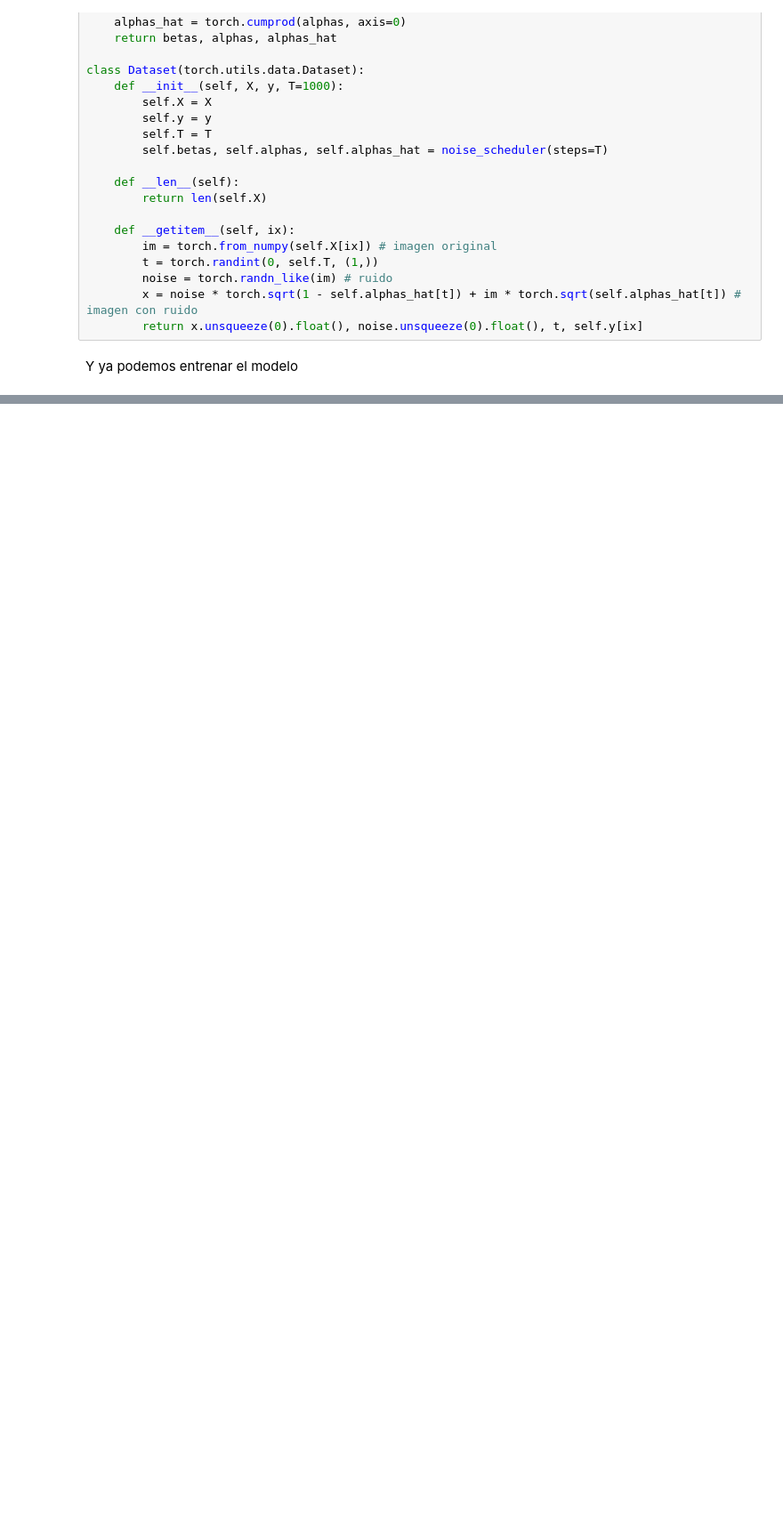
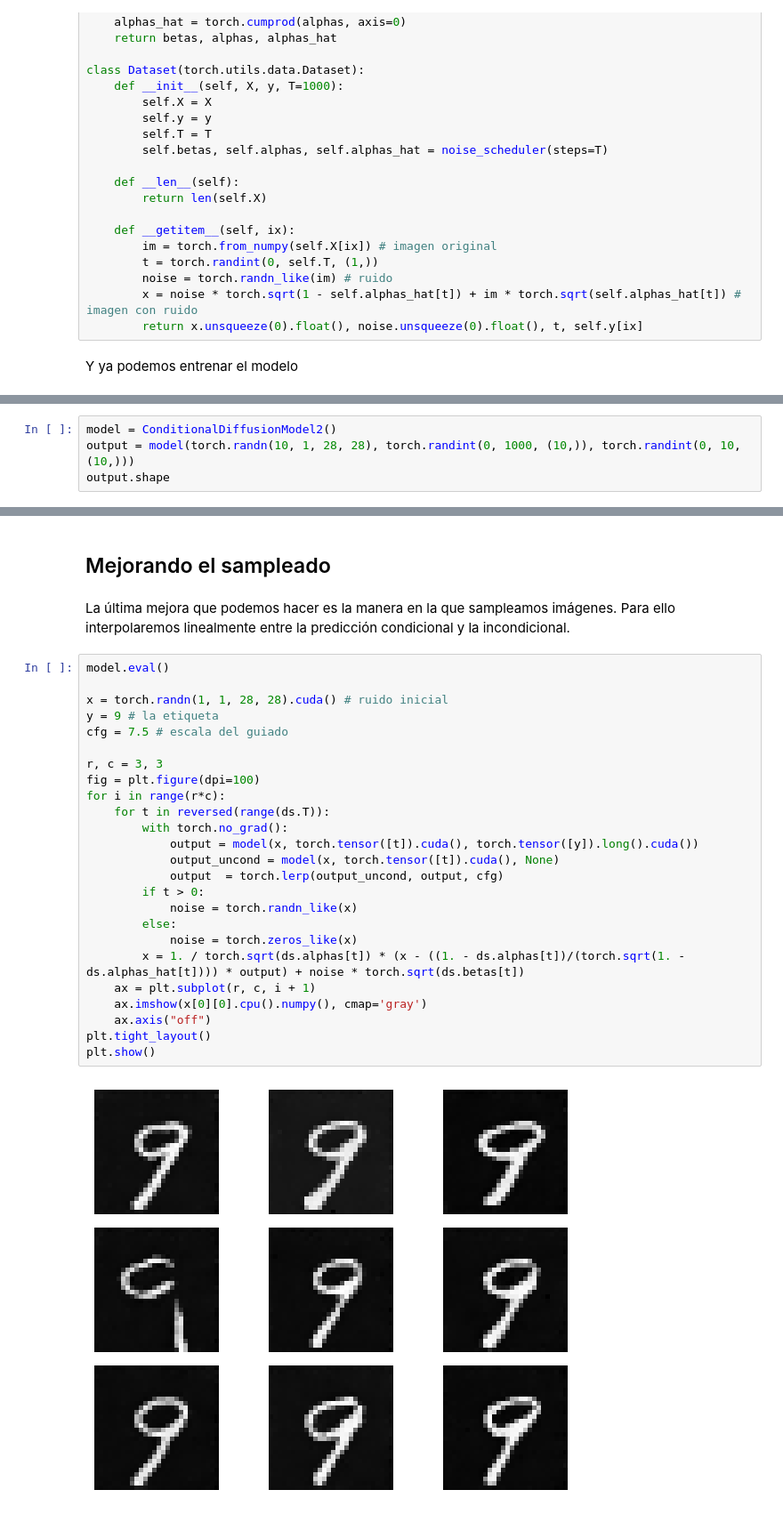
Before and after one commit to juansensio/blog, a Jupyter notebook: 113_sd_scratch_2/113_sd_scratch_2.ipynb, the cells around one changed output, grey strips where cells are left out. Shown at 89% size. Cells and saved outputs as stored; diff of their text form; blank space fills up the shorter version.

```diff
--- a/113_sd_scratch_2/113_sd_scratch_2.ipynb
+++ b/113_sd_scratch_2/113_sd_scratch_2.ipynb
@@ -140,0 +270,4 @@ Original Traceback (most recent call last):
+# %%
+model = ConditionalDiffusionModel2()
+output = model(torch.randn(10, 1, 28, 28), torch.randint(0, 1000, (10,)), torch.randint(0, 10, (10,)))
+output.shape
@@ -140,0 +306,31 @@ Original Traceback (most recent call last):
+# %% [markdown]
+## Mejorando el sampleado
+# %% [markdown]
+La última mejora que podemos hacer es la manera en la que sampleamos imágenes. Para ello interpolaremos linealmente entre la predicción condicional y la incondicional.
+# %%
+model.eval()
+
+x = torch.randn(1, 1, 28, 28).cuda() # ruido inicial
+y = 9 # la etiqueta
+cfg = 7.5 # escala del guiado
+
+r, c = 3, 3
+fig = plt.figure(dpi=100)
+for i in range(r*c):
+	for t in reversed(range(ds.T)):
+		with torch.no_grad():
+			output = model(x, torch.tensor([t]).cuda(), torch.tensor([y]).long().cuda())
+			output_uncond = model(x, torch.tensor([t]).cuda(), None)
+			output  = torch.lerp(output_uncond, output, cfg)
+		if t > 0:
+			noise = torch.randn_like(x)
+		else:
+			noise = torch.zeros_like(x)
+		x = 1. / torch.sqrt(ds.alphas[t]) * (x - ((1. - ds.alphas[t])/(torch.sqrt(1. - ds.alphas_hat[t]))) * output) + noise * torch.sqrt(ds.betas[t])
+	ax = plt.subplot(r, c, i + 1)
+	ax.imshow(x[0][0].cpu().numpy(), cmap='gray')
+	ax.axis("off")
+plt.tight_layout()
+plt.show()
+# %% [output]
+[figure, added]
```
Also changed, not shown: parts of 16 cells of this notebook, 2 other files.
